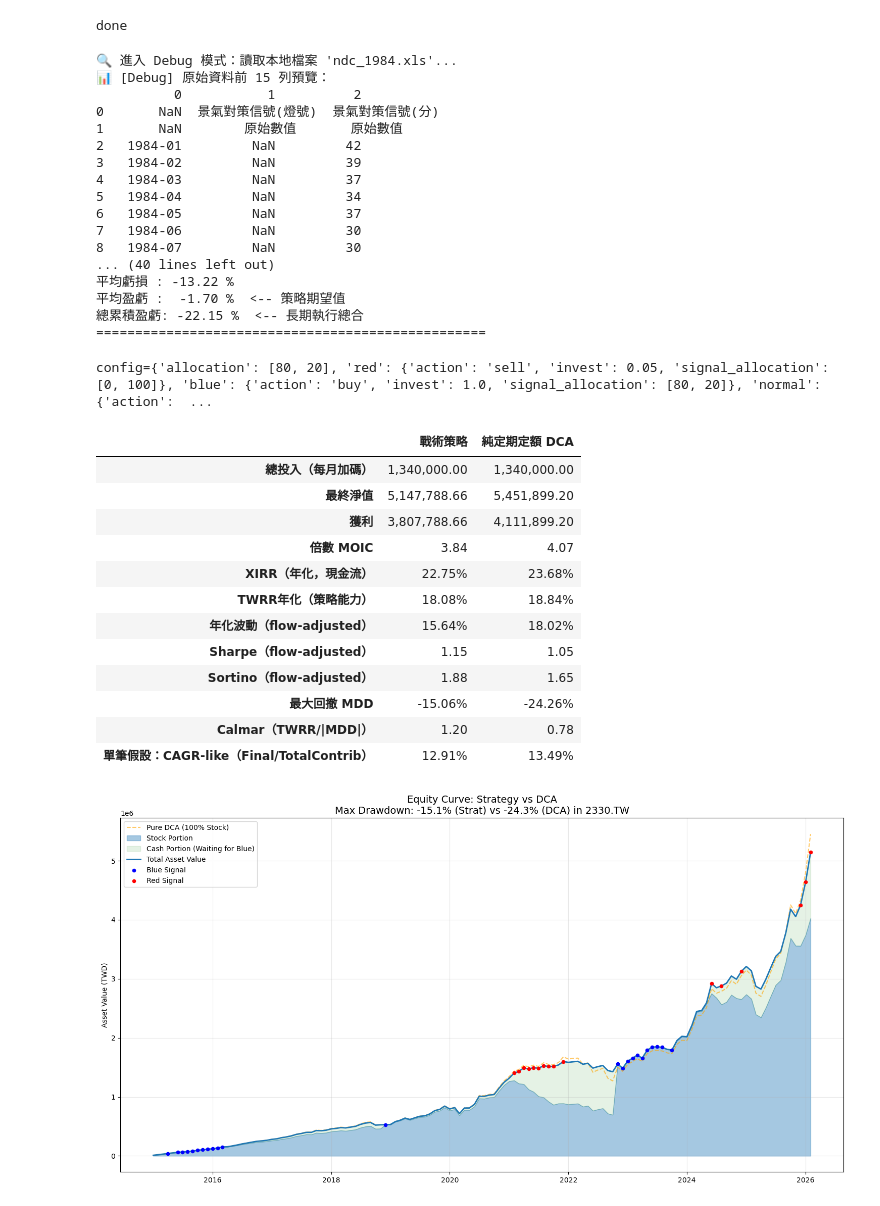
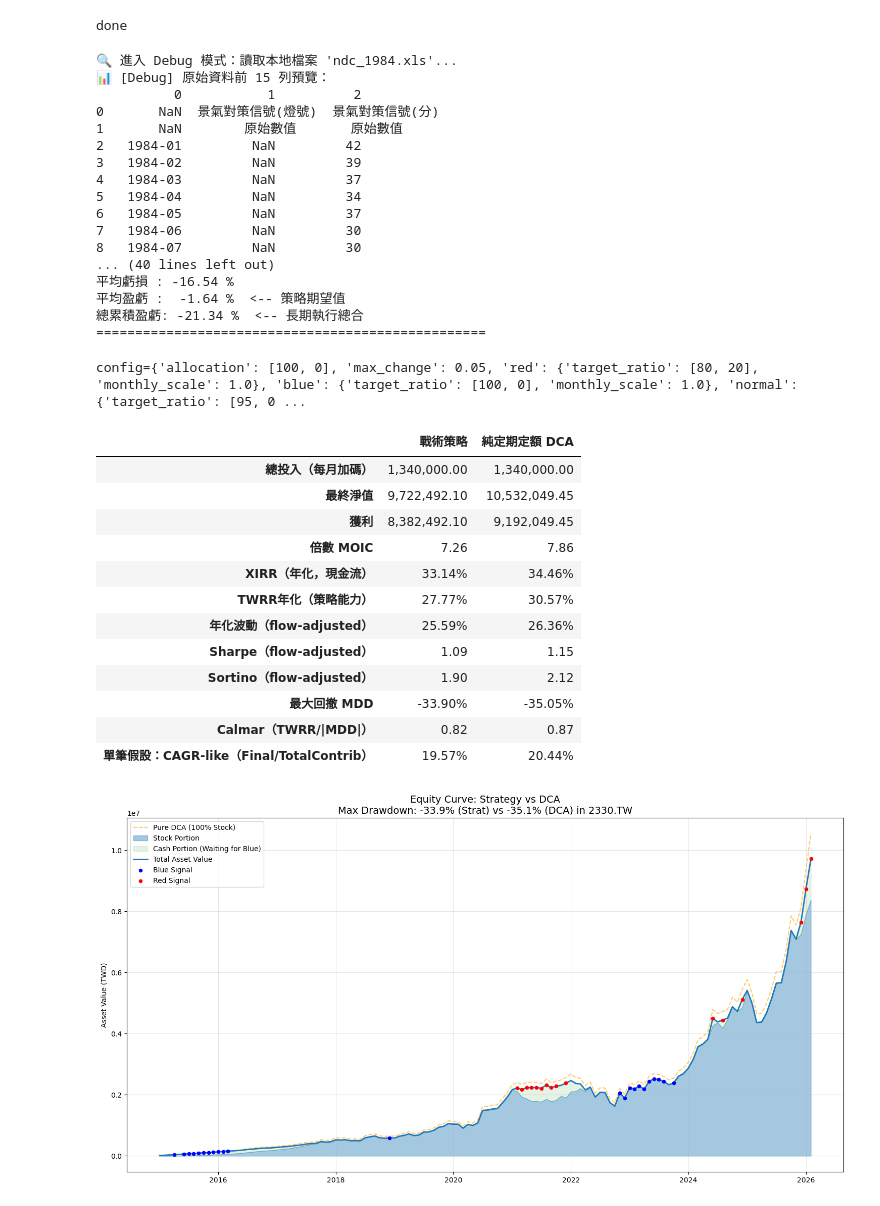
Before and after one commit to franktpmvu/taiwan_business_indicators, a Jupyter notebook: stock.ipynb, the cells around one changed output. Drawn from its saved outputs; the diff is of its cells as text; code cells hidden in the pictures.

```diff
--- a/stock.ipynb
+++ b/stock.ipynb
@@ -769,9 +1044,9 @@ done
 # ==========================================
 # 執行主程式
 # ==========================================
-target ='0050.TW'
+# target ='0050.TW'
 # target ='00631L.TW'
-# target ='2330.TW'
+target ='2330.TW'
 # target ='00697B.TWO'
 
 raw_data = fetch_data_robust(start_year=2015, file_path='ndc_1984.xls', target = target)
@@ -796,8 +1071,8 @@ else:
 7   1984-06         NaN         30
 8   1984-07         NaN         30
 ... (40 lines left out)
-平均虧損 : -13.22 %
-平均盈虧 :  -1.70 %  <-- 策略期望值
-總累積盈虧: -22.15 %  <-- 長期執行總合
+平均虧損 : -16.54 %
+平均盈虧 :  -1.64 %  <-- 策略期望值
+總累積盈虧: -21.34 %  <-- 長期執行總合
 ==================================================
 # %%
@@ -839,6 +1144,7 @@ my_config = {
 }
 # %%
-result_df = run_custom_strategy(df, my_config, monthly_budget)
+# result_df = run_custom_strategy(df, my_config, monthly_budget)
+result_df = run_custom_strategy_ratio_maxchange(df, my_config2, monthly_budget)
 final_df = df.copy()
 final_df['DCA_Shares'] = monthly_budget / final_df['Close']
 final_df['DCA_Value'] = final_df['DCA_Shares'].cumsum() * final_df['Close']
@@ -865,7 +1171,7 @@ def fmt_metric(name, x):
         return f"{x:,.2f}"
     return str(x)
 
-print(f'config={my_config}, target={target}, first_year = {r['Date'][0]}')
+print(f'config={my_config2}, target={target}, first_year = {r['Date'][0]}')
 display(perf_matrix.apply(lambda col: [fmt_metric(idx, v) for idx, v in col.items()], axis=0))
 
 # 4. 視覺化：堆疊組成圖
@@ -873,46 +1179,46 @@ plt.figure(figsize=(15, 8))
 
 # 畫出基準線
 plt.plot(d['Date'], d['DCA_Value'], label='Pure DCA (100% Stock)', color='orange', linestyle='--', alpha=0.6)
 
 # 畫出策略組成 (用堆疊圖看 90% 現金)
 plt.fill_between(r['Date'], 0, r['Shares_Value'], label='Stock Portion', color='#1f77b4', alpha=0.4)
 plt.fill_between(r['Date'], r['Shares_Value'], r['Total_Value'], label='Cash Portion (Waiting for Blue)', color='green', alpha=0.1)
 plt.plot(r['Date'], r['Total_Value'], label='Total Asset Value', color='#1f77b4', linewidth=2)
 
 # 標註藍燈區域
 if 'Light' in r.columns:
     blue_days = r[r['Light'] == '藍']['Date']
     plt.scatter(blue_days, r.loc[r['Light'] == '藍', 'Total_Value'], color='blue', s=20, label='Blue Signal', zorder=5)
 
 if 'Light' in r.columns:
     red_days = r[r['Light'] == '紅']['Date']
     plt.scatter(red_days, r.loc[r['Light'] == '紅', 'Total_Value'], color='red', s=20, label='Red Signal', zorder=5)
 
 mdd_s = float(perf_matrix.loc["最大回撤 MDD", "戰術策略"])
 mdd_d = float(perf_matrix.loc["最大回撤 MDD", "純定期定額 DCA"])
 
 plt.title(f"Equity Curve: Strategy vs DCA\nMax Drawdown: {mdd_s:.1%} (Strat) vs {mdd_d:.1%} (DCA) in {target}", fontsize=14)
 plt.ylabel("Asset Value (TWD)")
 plt.legend(loc='upper left')
 plt.grid(alpha=0.3)
 plt.tight_layout()
 plt.show()
 # %% [output]
-config={'allocation': [80, 20], 'red': {'action': 'sell', 'invest': 0.05, 'signal_allocation': [0, 100]}, 'blue': {'action': 'buy', 'invest': 1.0, 'signal_allocation': [80, 20]}, 'normal': {'action':  ...
+config={'allocation': [100, 0], 'max_change': 0.05, 'red': {'target_ratio': [80, 20], 'monthly_scale': 1.0}, 'blue': {'target_ratio': [100, 0], 'monthly_scale': 1.0}, 'normal': {'target_ratio': [95, 0 ...
 |  | 戰術策略 | 純定期定額 DCA |
 | 總投入（每月加碼） | 1,340,000.00 | 1,340,000.00 |
-| 最終淨值 | 5,147,788.66 | 5,451,899.20 |
-| 獲利 | 3,807,788.66 | 4,111,899.20 |
-| 倍數 MOIC | 3.84 | 4.07 |
-| XIRR（年化，現金流） | 22.75% | 23.68% |
-| TWRR年化（策略能力） | 18.08% | 18.84% |
-| 年化波動（flow-adjusted） | 15.64% | 18.02% |
-| Sharpe（flow-adjusted） | 1.15 | 1.05 |
-| Sortino（flow-adjusted） | 1.88 | 1.65 |
-| 最大回撤 MDD | -15.06% | -24.26% |
-| Calmar（TWRR/|MDD|） | 1.20 | 0.78 |
-| 單筆假設：CAGR-like（Final/TotalContrib） | 12.91% | 13.49% |
+| 最終淨值 | 9,722,492.10 | 10,532,049.45 |
+| 獲利 | 8,382,492.10 | 9,192,049.45 |
+| 倍數 MOIC | 7.26 | 7.86 |
+| XIRR（年化，現金流） | 33.14% | 34.46% |
+| TWRR年化（策略能力） | 27.77% | 30.57% |
+| 年化波動（flow-adjusted） | 25.59% | 26.36% |
+| Sharpe（flow-adjusted） | 1.09 | 1.15 |
+| Sortino（flow-adjusted） | 1.90 | 2.12 |
+| 最大回撤 MDD | -33.90% | -35.05% |
+| Calmar（TWRR/|MDD|） | 0.82 | 0.87 |
+| 單筆假設：CAGR-like（Final/TotalContrib） | 19.57% | 20.44% |
-[figure, old version]
+[figure, new version]
 # %%
 # target ='0050.TW'
 # target ='00631L.TW'
```
Also changed, not shown: parts of 4 cells of this notebook.
